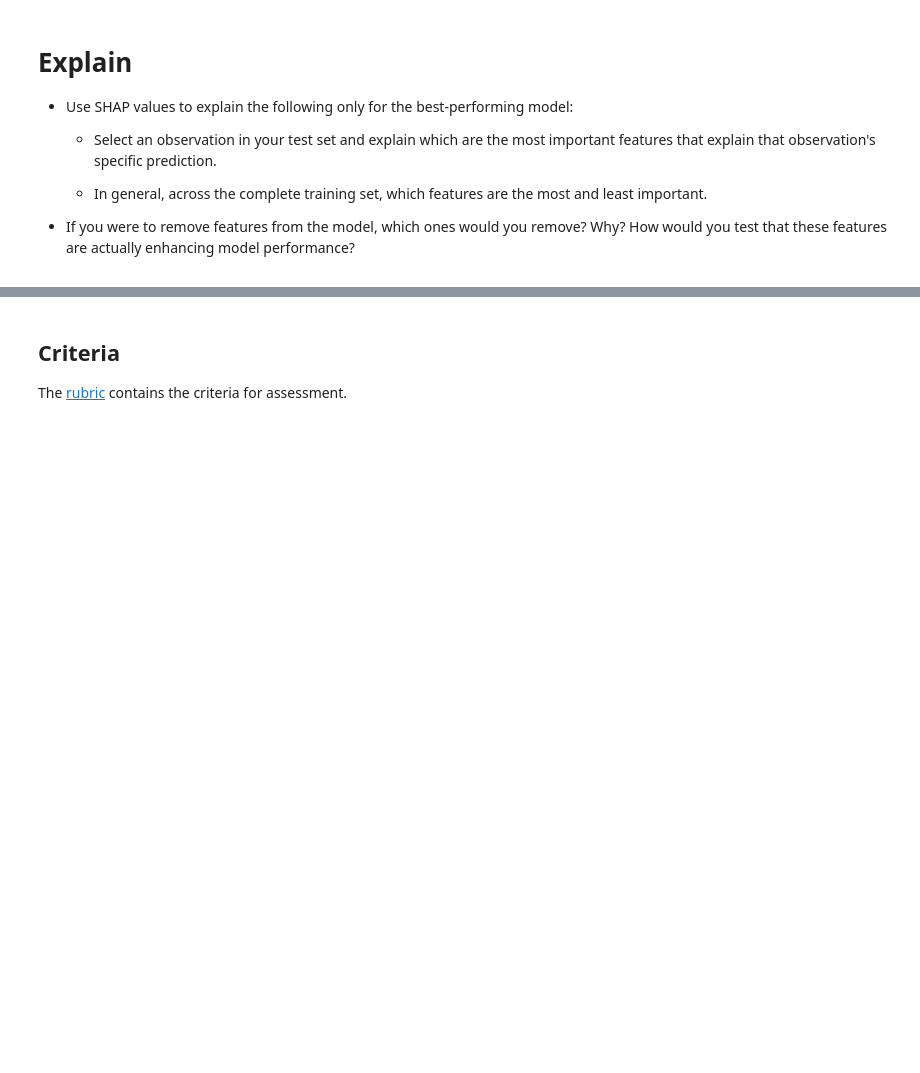
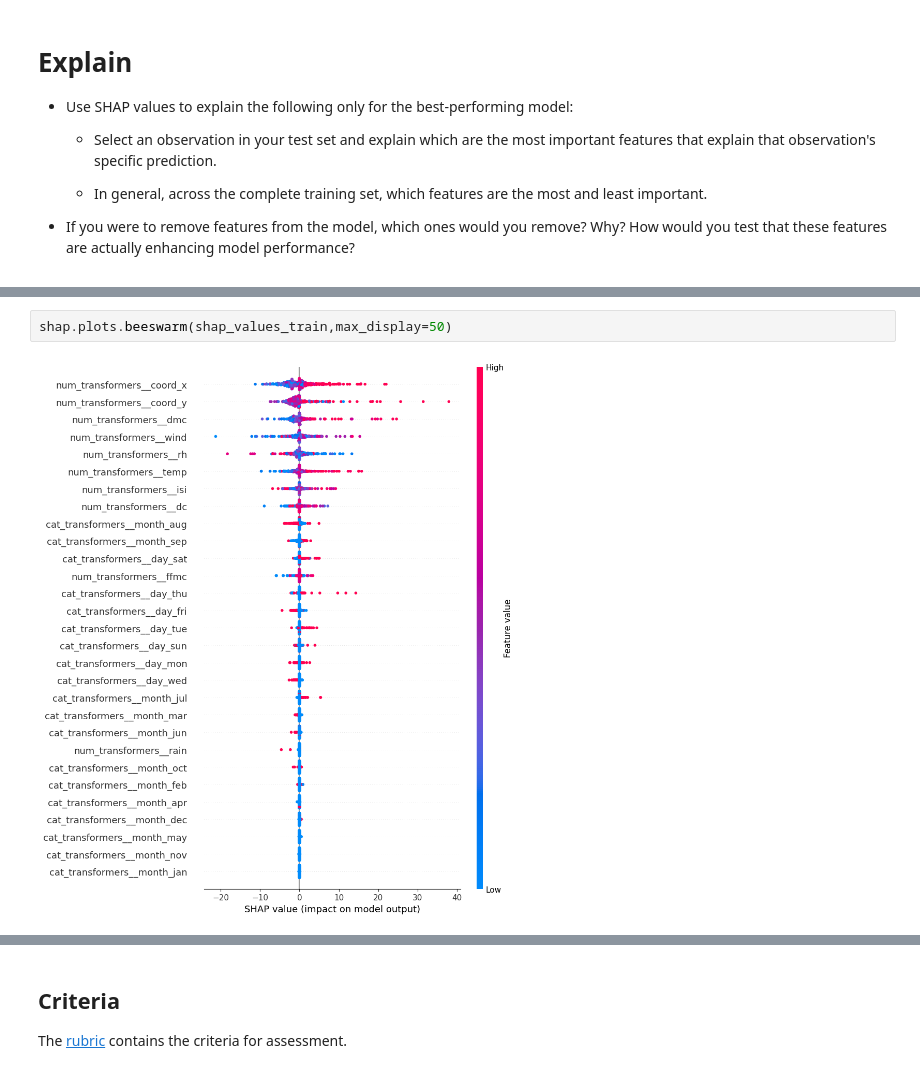
Before and after one commit to michelledsicohort8/production, a Jupyter notebook: 02_activities/assignments/assignment_2.ipynb, the cells around one changed output, grey strips where cells are left out. Saved outputs shown, nothing was run; the diff lists cells and outputs as text; blank space fills up the shorter version.

```diff
--- a/02_activities/assignments/assignment_2.ipynb
+++ b/02_activities/assignments/assignment_2.ipynb
@@ -427,0 +443,4 @@ Unfortunately I am having trouble installing shap on my computer (after multiple
+# %%
+shap.plots.beeswarm(shap_values_train,max_display=50)
+# %% [output]
+[figure, added]
```
Also changed, not shown: parts of 6 cells of this notebook, 2 other files.
